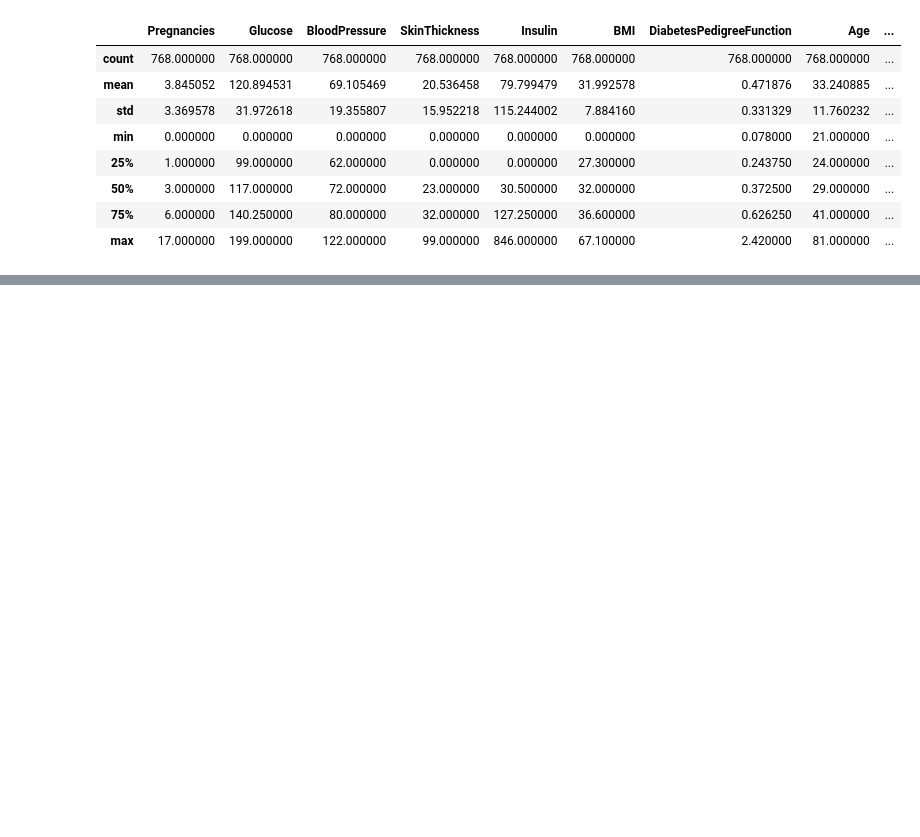
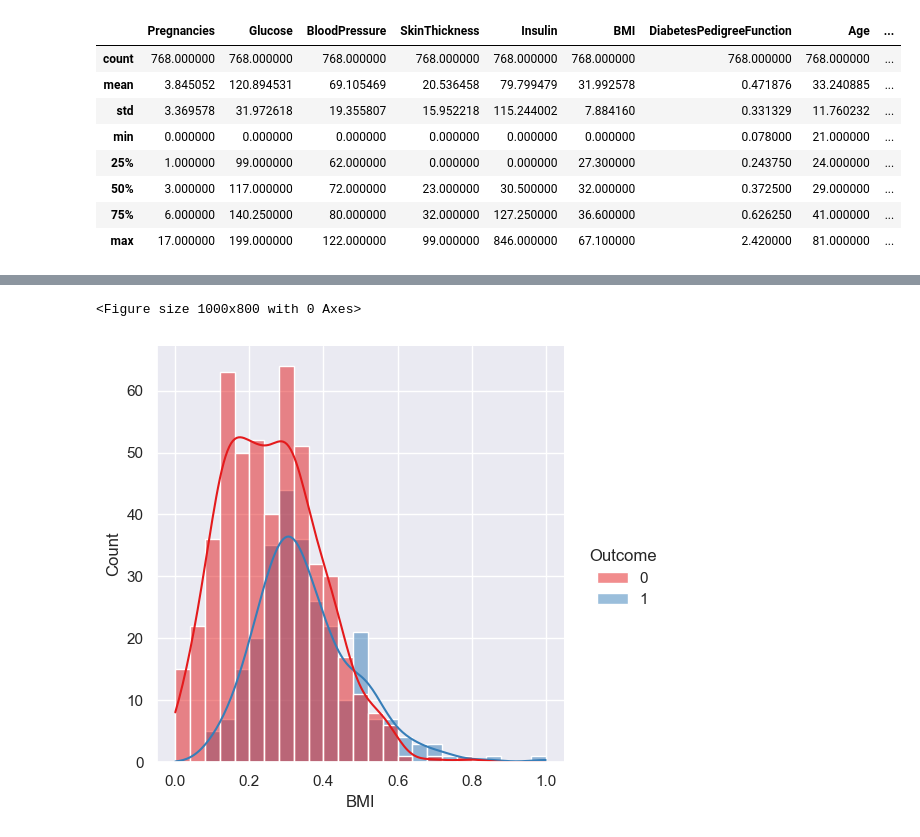
Before and after one commit to Sebascam9814/ProyectoIA, a Jupyter notebook: VisualizacionDatosDiabetes.ipynb, the cells around one changed output, grey strips where cells are left out. Saved outputs shown, nothing was run; the diff lists cells and outputs as text; code cells hidden in the pictures; blank space fills up the shorter version.

```diff
--- a/VisualizacionDatosDiabetes.ipynb
+++ b/VisualizacionDatosDiabetes.ipynb
@@ -134,0 +152,9 @@ dataFrameTesting.describe()
+# %%
+sns.set_theme()
+plt.figure(figsize=(10, 8))
+sns.displot(data=datos_normalizados, x="BMI",kde=True, hue="Outcome", palette='Set1')
+
+plt.show()
+# %% [output]
+<Figure size 1000x800 with 0 Axes>
+[figure, added]
```
Also changed, not shown: parts of 17 cells of this notebook, 9 other files.
